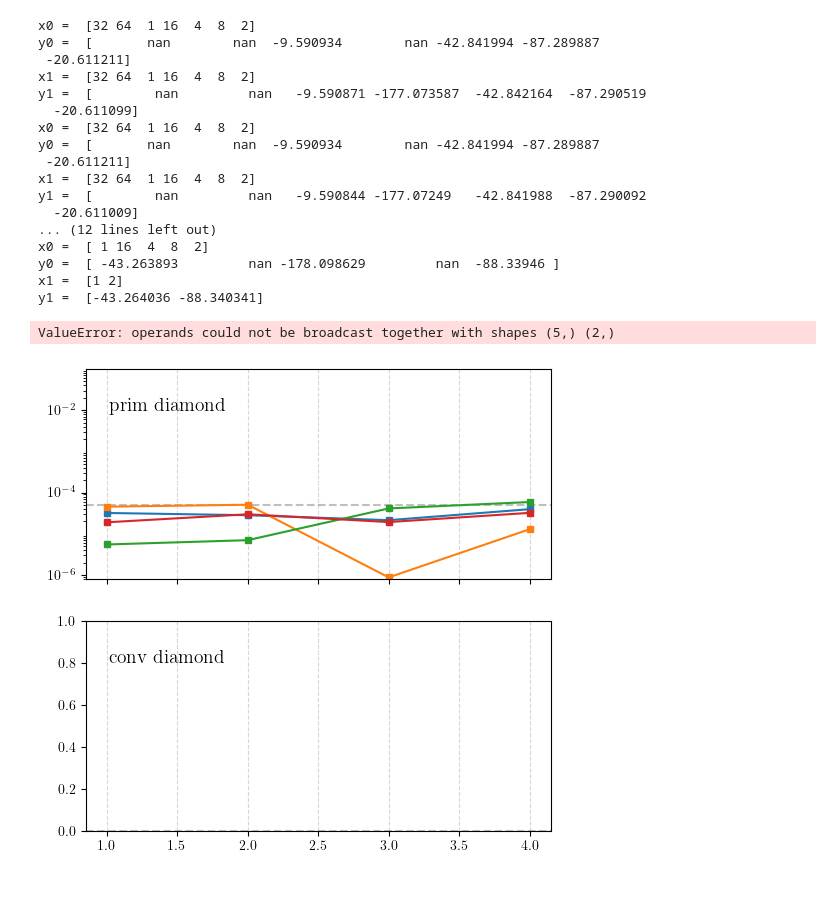
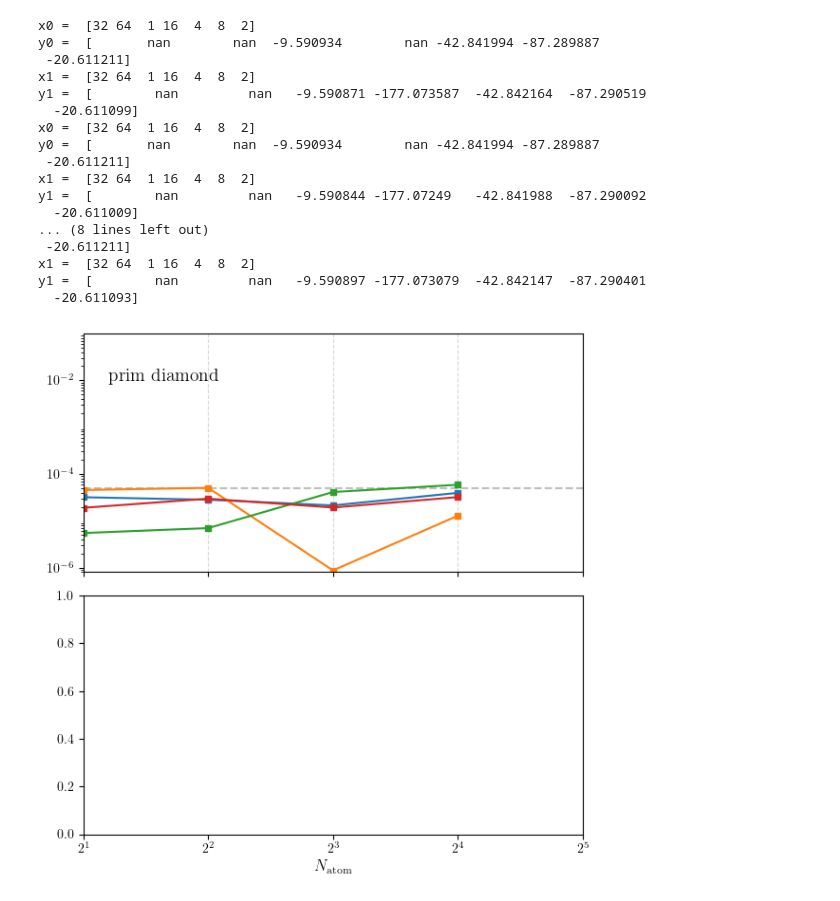
Before and after one commit to yangjunjie0320/benchmark-fftisdf, a Jupyter notebook: plot/collect-spc-data.ipynb, the cells around one changed output. Saved outputs shown, nothing was run; the diff lists cells and outputs as text; code cells hidden in the pictures.

```diff
--- a/plot/collect-spc-data.ipynb
+++ b/plot/collect-spc-data.ipynb
@@ -125,43 +125,42 @@ def plot_error(data, ax):
 # %%
 fig, axs = plt.subplots(2, 1, figsize=(6, 6), sharex=True)
 
 diamond_prim_s = get_info_from_out_log("../work/run-scf-spc/diamond-prim")
 plot_error(diamond_prim_s, axs[0])
 
-diamond_conv_s = get_info_from_out_log("../work/run-scf-spc/diamond-conv")
-plot_error(diamond_conv_s, axs[1])
+# diamond_conv_s = get_info_from_out_log("../work/run-scf-spc/diamond-conv")
+# plot_error(diamond_conv_s, axs[1])
 
 axs[-1].set_xlabel(r"$N_{\mathrm{atom}}$", fontsize=12)
 
 xx = [i for i in range(1, 6)]
 axs[-1].set_xticks(xx)
 axs[-1].set_xticklabels([r"$2^{%d}$" % i for i in xx])
-# axs[-1].set_xlim(xx[0], xx[-1])
+axs[-1].set_xlim(xx[0], xx[-1])
 
 # axs[0].legend(loc="upper left", bbox_to_anchor=(0, 1.6), ncol=1, fontsize=10, frameon=False, columnspacing=4.0)
 
 fig.tight_layout()
 # fig.show()
 # %% [output]
 x0 =  [32 64  1 16  4  8  2]
 y0 =  [       nan        nan  -9.590934        nan -42.841994 -87.289887
  -20.611211]
 x1 =  [32 64  1 16  4  8  2]
 y1 =  [        nan         nan   -9.590871 -177.073587  -42.842164  -87.290519
   -20.611099]
 x0 =  [32 64  1 16  4  8  2]
 y0 =  [       nan        nan  -9.590934        nan -42.841994 -87.289887
  -20.611211]
 x1 =  [32 64  1 16  4  8  2]
 y1 =  [        nan         nan   -9.590844 -177.07249   -42.841988  -87.290092
   -20.611009]
-... (12 lines left out)
-x0 =  [ 1 16  4  8  2]
-y0 =  [ -43.263893         nan -178.098629         nan  -88.33946 ]
-x1 =  [1 2]
-y1 =  [-43.264036 -88.340341]
+... (8 lines left out)
+ -20.611211]
+x1 =  [32 64  1 16  4  8  2]
+y1 =  [        nan         nan   -9.590897 -177.073079  -42.842147  -87.290401
+  -20.611093]
-ValueError: operands could not be broadcast together with shapes (5,) (2,)
-[figure, old version]
+[figure, new version]
 # %%
 def plot_time(data):
     """
```
Also changed, not shown: parts of 3 cells of this notebook, 2 other files.
